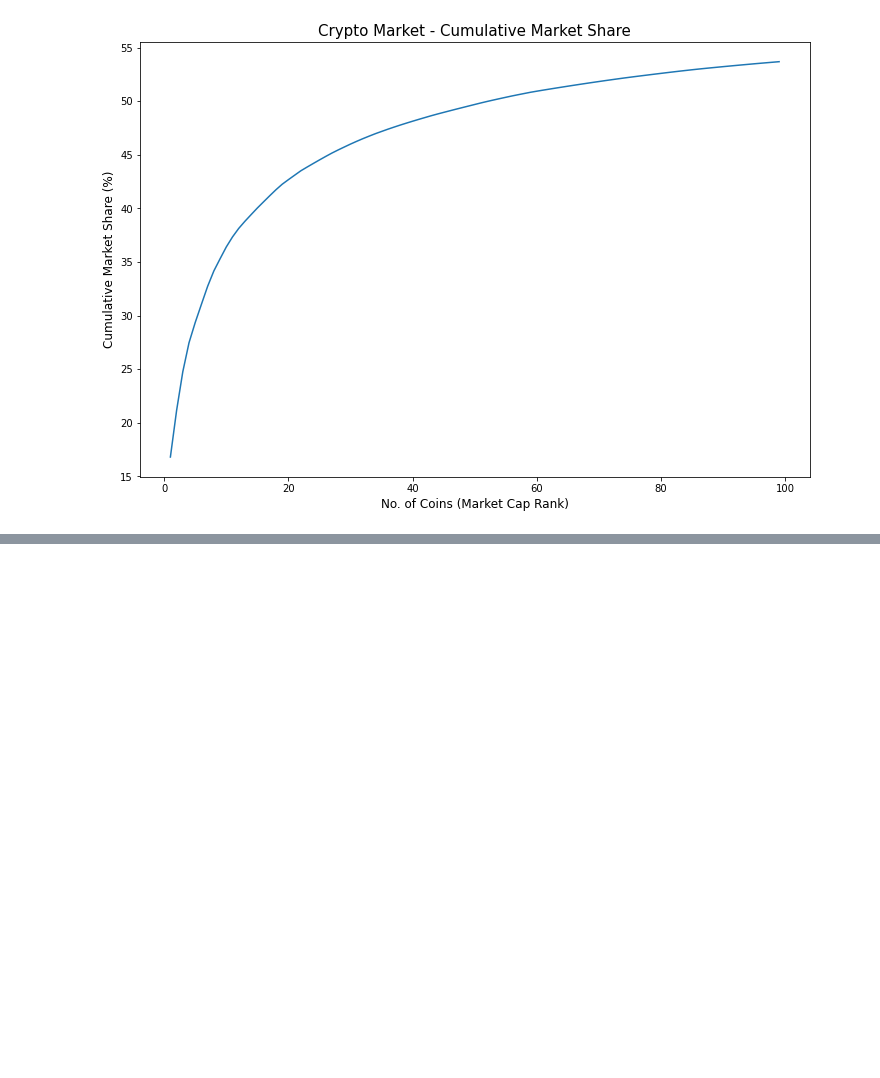
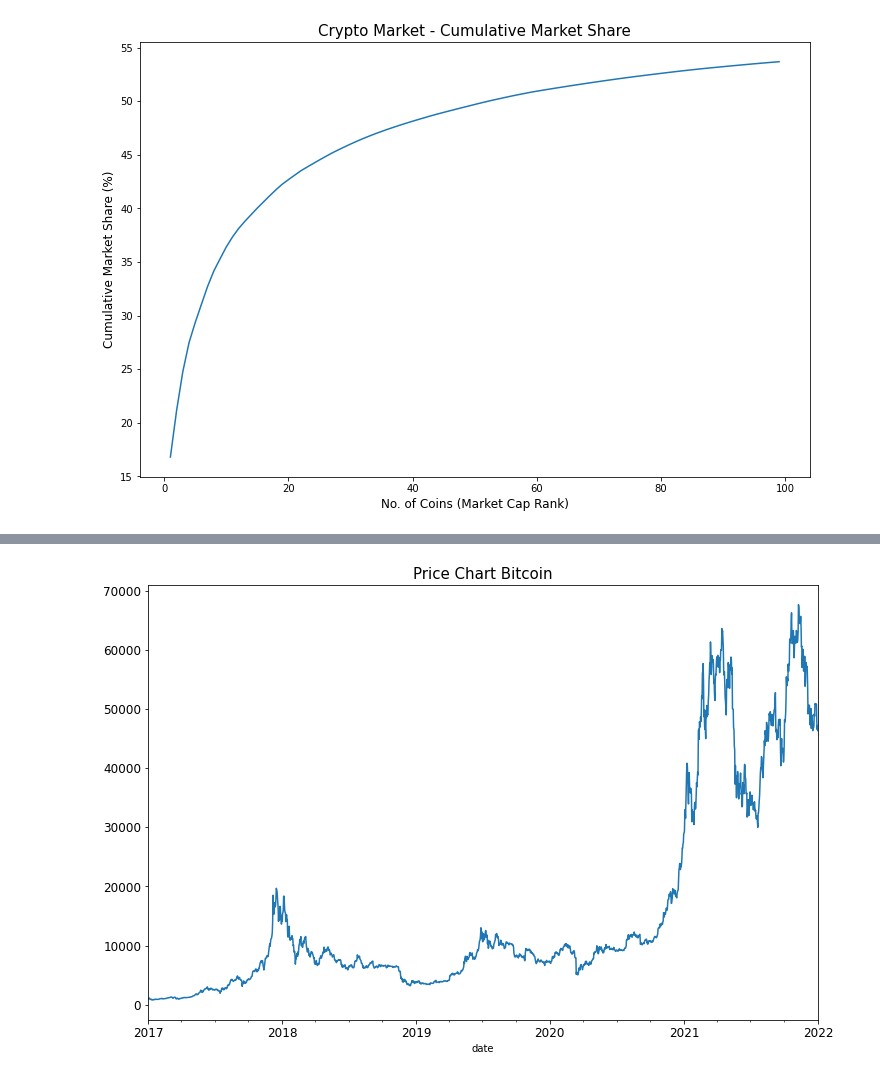
Before and after one commit to Jayce77/pythonDataCookbook, a Jupyter notebook: WorkingWithCoinGeckoData.ipynb, the cells around one changed output, grey strips where cells are left out. Drawn from its saved outputs; the diff is of its cells as text; code cells hidden in the pictures; blank space fills up the shorter version.

Commit message:
Working with CoinGecko Data Price Charts and market cap

```diff
--- a/WorkingWithCoinGeckoData.ipynb
+++ b/WorkingWithCoinGeckoData.ipynb
@@ -253,0 +320,3 @@ plt.show()
+# %%
+df = pd.read_csv('data/panel_data.csv', parse_dates=['date'])
+df.head()
@@ -253,0 +385,3 @@ plt.show()
+# %%
+bitcoin = df.loc[df.symbol == 'bitcoin'].copy()
+bitcoin
@@ -253,0 +421,3 @@ plt.show()
+# %%
+bitcoin.set_index('date', inplace=True) # DateTimeIndex
+bitcoin.head()
@@ -253,0 +432,6 @@ plt.show()
+# %%
+bitcoin.price.plot(figsize=(12,8), fontsize=12)
+plt.title('Price Chart Bitcoin', fontsize=15)
+plt.show()
+# %% [output]
+[figure, added]
```
Also changed, not shown: parts of 32 cells of this notebook.
